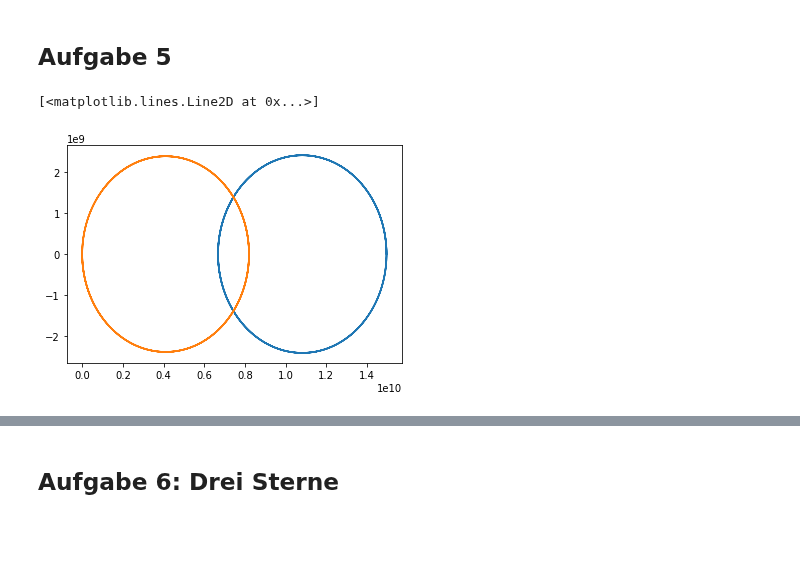
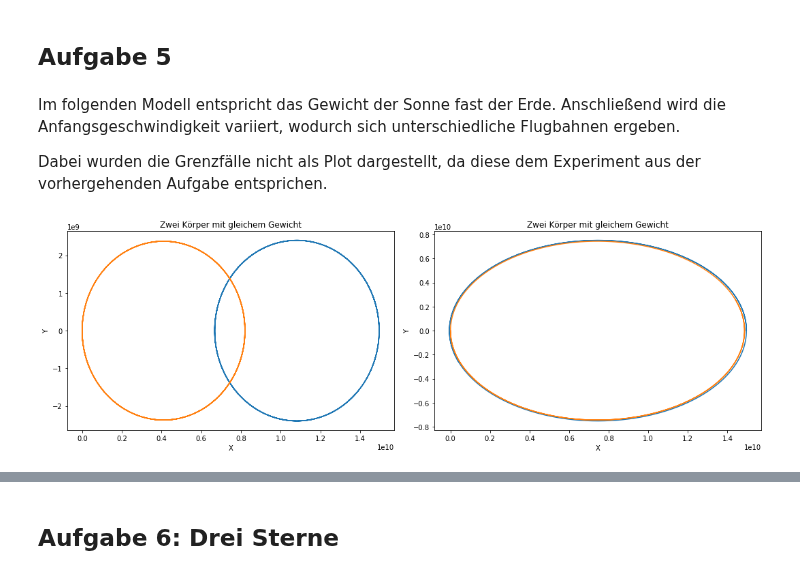
Before and after one commit to darenegade/modellbildung, a Jupyter notebook: Abgabe 2/Abgabe 2.ipynb, the cells around one changed output, grey strips where cells are left out. Drawn from its saved outputs; the diff is of its cells as text; code cells hidden in the pictures; blank space fills up the shorter version.

```diff
--- a/Abgabe 2/Abgabe 2.ipynb
+++ b/Abgabe 2/Abgabe 2.ipynb
@@ -400,18 +444,39 @@ plt.plot([element[0] for element in data[0]], [element[1] for element in data[0]
 # %% [markdown]
 ## Aufgabe 5
+# %% [markdown]
+Im folgenden Modell entspricht das Gewicht der Sonne fast der Erde. Anschließend wird die Anfangsgeschwindigkeit variiert, wodurch sich unterschiedliche Flugbahnen ergeben.
+
+Dabei wurden die Grenzfälle nicht als Plot dargestellt, da diese dem Experiment aus der vorhergehenden Aufgabe entsprichen.
 # %%
+def calcAndPlotSameWeightMov(vE, mErde, mSonne):
+    vErde  = [0.0, vE]
+    vSonne = [-mErde / mSonne * vErde[0], -mErde / mSonne * vErde[1]]
+    pErde  = [1.4960*(10**10), 0.0]
+    pSonne = [0.0, 0.0]
+    yearsTimeSpan = 20
+    data = calc(vErde, vSonne, pErde, pSonne)
+    plt.plot([element[0] for element in data[0]], [element[1] for element in data[0]], '-')
+    plt.plot([element[0] for element in data[1]], [element[1] for element in data[1]], '-')
+    # Plot Beschriftung
+    plt.title('Zwei Körper mit gleichem Gewicht')
+    plt.xlabel('X')
+    plt.ylabel('Y')
+
+#Config
 mErde=5.972*10**24
 mSonne=mErde * 1.01
+plt.subplots(figsize=(15, 5))
 
-vErde  = [0.0, 5 * 10**1]
-vSonne = [-mErde / mSonne * vErde[0], -mErde / mSonne * vErde[1]]
-pErde  = [1.4960*(10**10), 0.0]
-pSonne = [0.0, 0.0]
-yearsTimeSpan = 20
-data = calc(vErde, vSonne, pErde, pSonne)
+#Swing-By Bewegung
+plt.subplot(121)
+v  = 5 * 10**1
+calcAndPlotSameWeightMov(v, mErde, mSonne)
 
-plt.plot([element[0] for element in data[0]], [element[1] for element in data[0]], '-')
-plt.plot([element[0] for element in data[1]], [element[1] for element in data[1]], '-')
+#Bewegung auf der selben Bahn
+plt.subplot(122)
+v  = 11.62 * 10**1
+calcAndPlotSameWeightMov(v, mErde, mSonne)
+
+plt.tight_layout()
 # %% [output]
-[<matplotlib.lines.Line2D at 0x...>]
-[figure, old version]
+[figure, new version]
```
Also changed, not shown: parts of 21 cells of this notebook.
